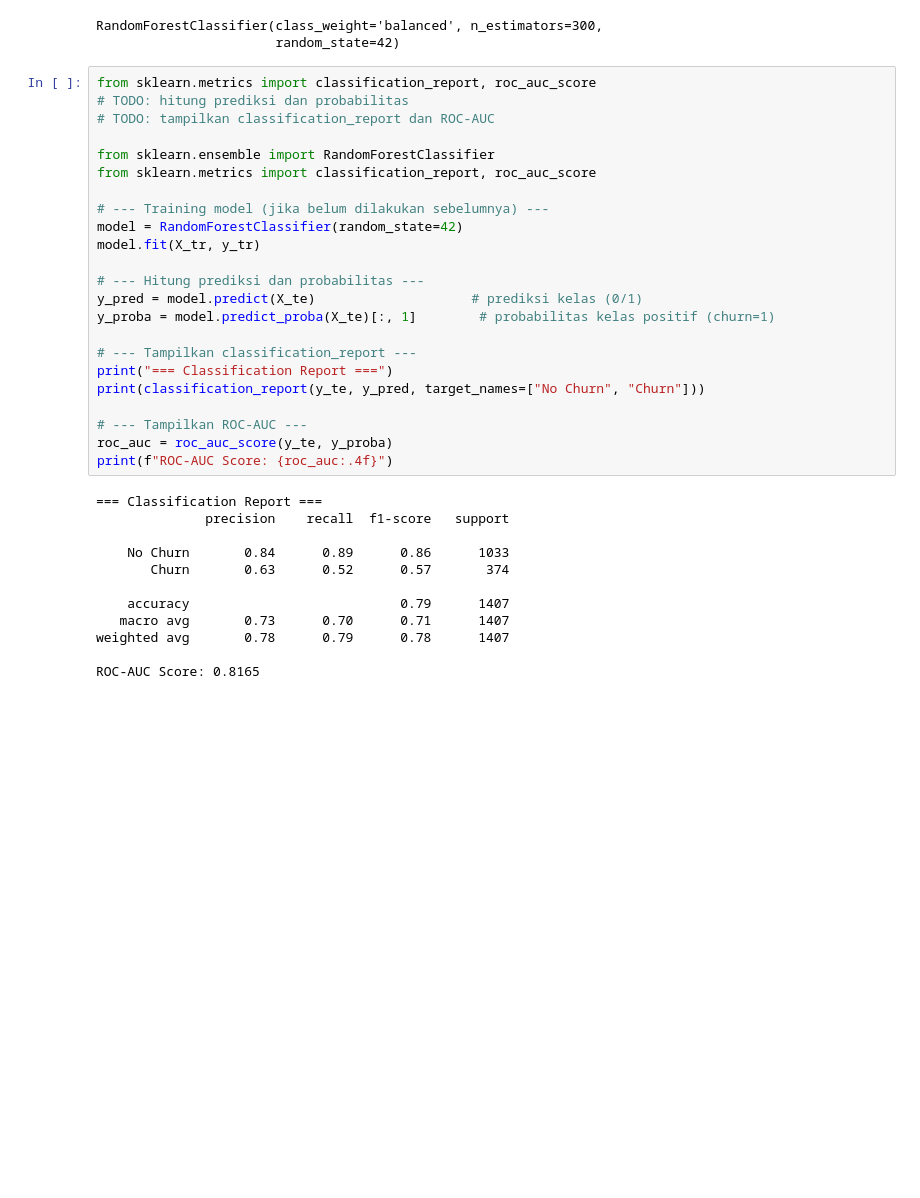
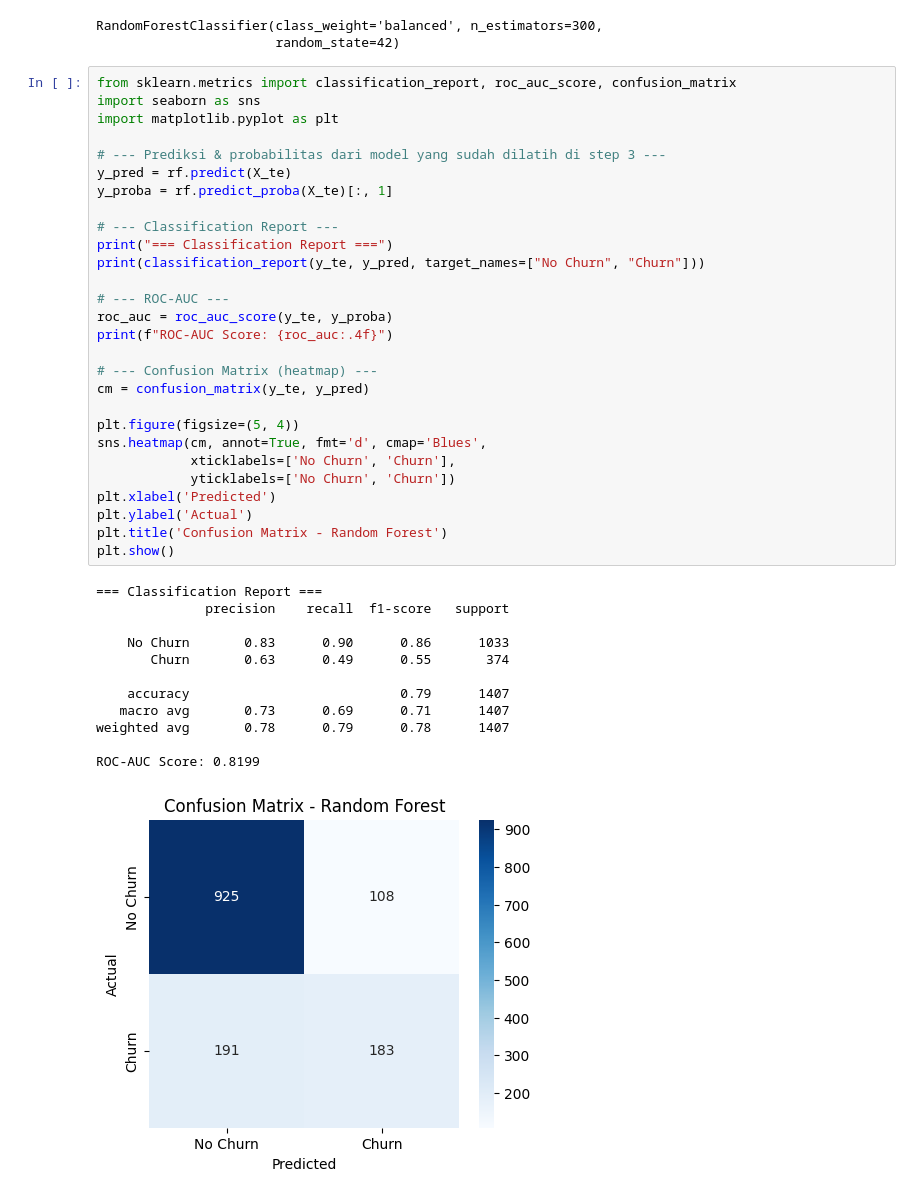
Before and after one commit to agungdaus/data-science-2026, a Jupyter notebook: Pertemuan10_Agung_Firdaus_240401010258.ipynb, the cells around one changed output. Drawn from its saved outputs; the diff is of its cells as text; blank space fills up the shorter version.

Commit message:
add confusion matrix and intrepretation

```diff
--- a/Pertemuan10_Agung_Firdaus_240401010258.ipynb
+++ b/Pertemuan10_Agung_Firdaus_240401010258.ipynb
@@ -59,39 +59,45 @@ rf.fit(X_tr, y_tr)
 # %% [output]
 RandomForestClassifier(class_weight='balanced', n_estimators=300,
                        random_state=42)
-# %%
-from sklearn.metrics import classification_report, roc_auc_score
-# TODO: hitung prediksi dan probabilitas
-# TODO: tampilkan classification_report dan ROC-AUC
-
-from sklearn.ensemble import RandomForestClassifier
-from sklearn.metrics import classification_report, roc_auc_score
-
-# --- Training model (jika belum dilakukan sebelumnya) ---
-model = RandomForestClassifier(random_state=42)
-model.fit(X_tr, y_tr)
-
-# --- Hitung prediksi dan probabilitas ---
-y_pred = model.predict(X_te)                    # prediksi kelas (0/1)
-y_proba = model.predict_proba(X_te)[:, 1]        # probabilitas kelas positif (churn=1)
-
-# --- Tampilkan classification_report ---
-print("=== Classification Report ===")
-print(classification_report(y_te, y_pred, target_names=["No Churn", "Churn"]))
-
-# --- Tampilkan ROC-AUC ---
-roc_auc = roc_auc_score(y_te, y_proba)
-print(f"ROC-AUC Score: {roc_auc:.4f}")
-# %% [output]
-=== Classification Report ===
-              precision    recall  f1-score   support
-
-    No Churn       0.84      0.89      0.86      1033
-       Churn       0.63      0.52      0.57       374
-
-    accuracy                           0.79      1407
-   macro avg       0.73      0.70      0.71      1407
-weighted avg       0.78      0.79      0.78      1407
-
-ROC-AUC Score: 0.8165
+# %%
+from sklearn.metrics import classification_report, roc_auc_score, confusion_matrix
+import seaborn as sns
+import matplotlib.pyplot as plt
+
+# --- Prediksi & probabilitas dari model yang sudah dilatih di step 3 ---
+y_pred = rf.predict(X_te)
+y_proba = rf.predict_proba(X_te)[:, 1]
+
+# --- Classification Report ---
+print("=== Classification Report ===")
+print(classification_report(y_te, y_pred, target_names=["No Churn", "Churn"]))
+
+# --- ROC-AUC ---
+roc_auc = roc_auc_score(y_te, y_proba)
+print(f"ROC-AUC Score: {roc_auc:.4f}")
+
+# --- Confusion Matrix (heatmap) ---
+cm = confusion_matrix(y_te, y_pred)
+
+plt.figure(figsize=(5, 4))
+sns.heatmap(cm, annot=True, fmt='d', cmap='Blues',
+            xticklabels=['No Churn', 'Churn'],
+            yticklabels=['No Churn', 'Churn'])
+plt.xlabel('Predicted')
+plt.ylabel('Actual')
+plt.title('Confusion Matrix - Random Forest')
+plt.show()
+# %% [output]
+=== Classification Report ===
+              precision    recall  f1-score   support
+
+    No Churn       0.83      0.90      0.86      1033
+       Churn       0.63      0.49      0.55       374
+
+    accuracy                           0.79      1407
+   macro avg       0.73      0.69      0.71      1407
+weighted avg       0.78      0.79      0.78      1407
+
+ROC-AUC Score: 0.8199
+[figure, added]
 # %%
```
Also changed, not shown: parts of 2 cells of this notebook.
